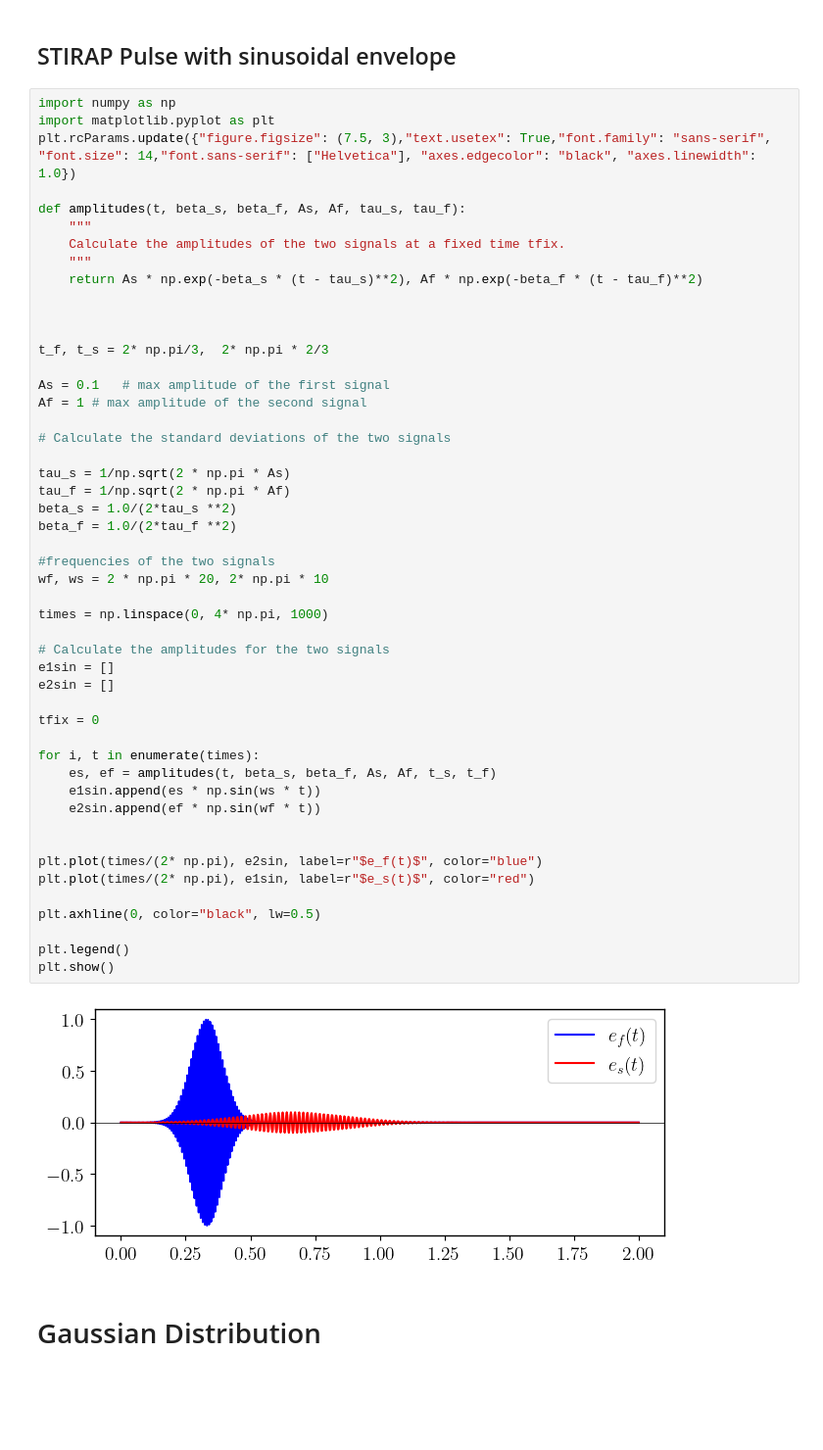
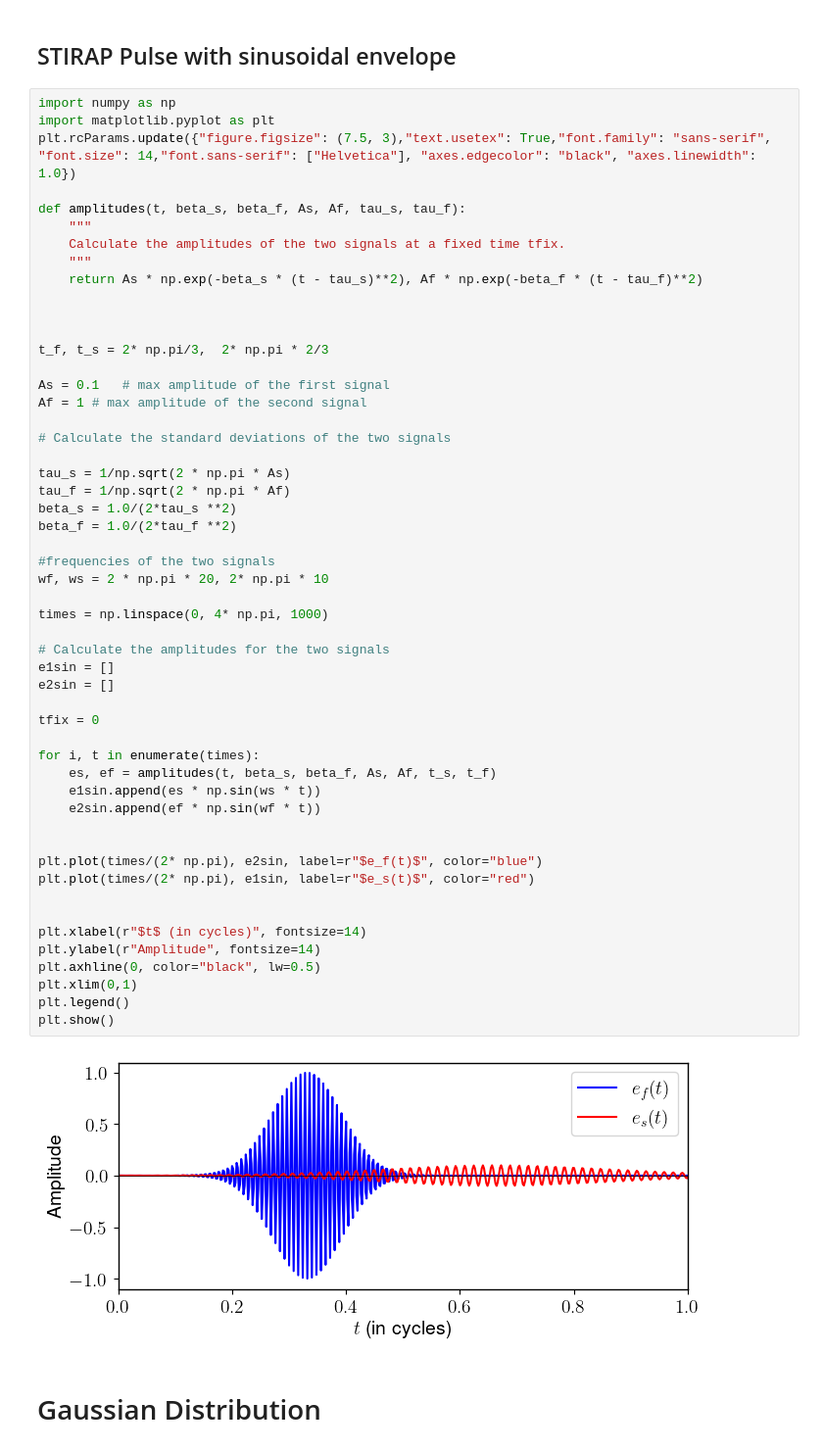
Before and after one commit to rahmahi/DMBL-Engine, a Jupyter notebook: code_STIRAP_DMBL_Engine/stirap_pulse.ipynb, the cells around one changed output. Shown: that part at 98% size. Drawn from its saved outputs; the diff is of its cells as text; blank space fills up the shorter version.

```diff
--- a/code_STIRAP_DMBL_Engine/stirap_pulse.ipynb
+++ b/code_STIRAP_DMBL_Engine/stirap_pulse.ipynb
@@ -155,35 +155,38 @@ Af = 1 # max amplitude of the second signal
 
 tau_s = 1/np.sqrt(2 * np.pi * As)
 tau_f = 1/np.sqrt(2 * np.pi * Af)
 beta_s = 1.0/(2*tau_s **2)
 beta_f = 1.0/(2*tau_f **2)
 
 #frequencies of the two signals
 wf, ws = 2 * np.pi * 20, 2* np.pi * 10
 
 times = np.linspace(0, 4* np.pi, 1000)
 
 # Calculate the amplitudes for the two signals
 e1sin = []
 e2sin = []
 
 tfix = 0
 
 for i, t in enumerate(times):
     es, ef = amplitudes(t, beta_s, beta_f, As, Af, t_s, t_f)
     e1sin.append(es * np.sin(ws * t))
     e2sin.append(ef * np.sin(wf * t))
 
 
 plt.plot(times/(2* np.pi), e2sin, label=r"$e_f(t)$", color="blue")
 plt.plot(times/(2* np.pi), e1sin, label=r"$e_s(t)$", color="red")
 
+
+plt.xlabel(r"$t$ (in cycles)", fontsize=14)
+plt.ylabel(r"Amplitude", fontsize=14)
 plt.axhline(0, color="black", lw=0.5)
-
+plt.xlim(0,1)
 plt.legend()
 plt.show()
 # %% [output]
-[figure, old version]
+[figure, new version]
 # %% [markdown]
 # Gaussian Distribution
 # %%
```
Also changed, not shown: parts of 2 cells of this notebook.
